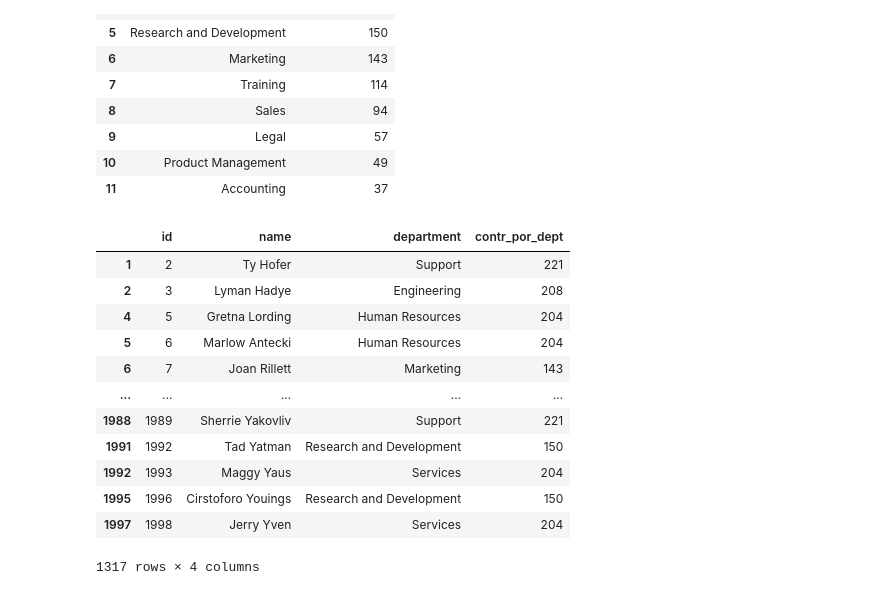
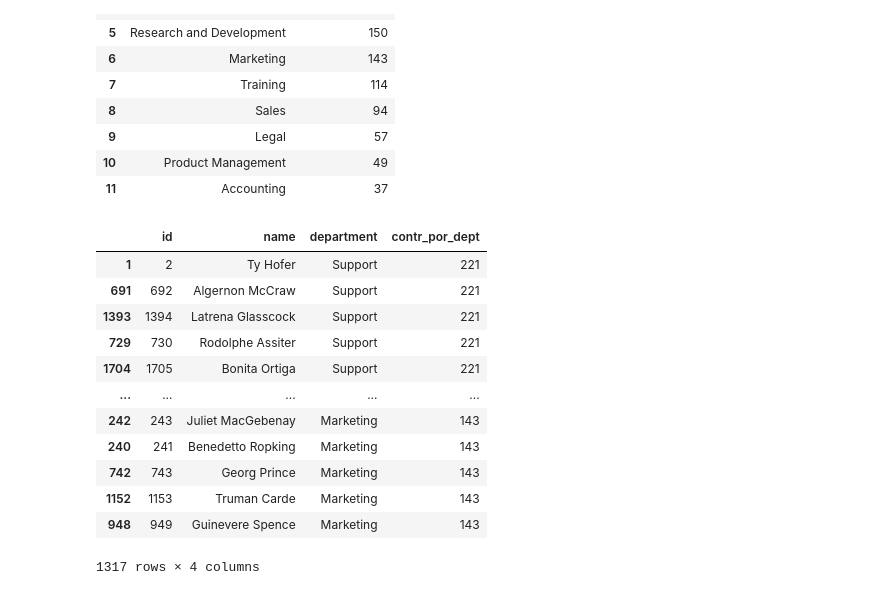
Before and after one commit to juanpsch/globant, a Jupyter notebook: Challenge.ipynb, the cells around one changed output. Saved outputs shown, nothing was run; the diff lists cells and outputs as text; code cells hidden in the pictures.

```diff
--- a/Challenge.ipynb
+++ b/Challenge.ipynb
@@ -242,20 +242,20 @@ dfdept
 | 11 | Accounting | 37 |
 # %%
 df1 = df[df['department'].isin(depsSupMedia)][['id', 'name', 'department']]
-resumen2 = df1.join(dfdept.set_index('department'), on='department')
+resumen2 = df1.join(dfdept.set_index('department'), on='department').sort_values(by='contr_por_dept', ascending=False)
 resumen2
 # %% [output]
 |  | id | name | department | contr_por_dept |
 | 1 | 2 | Ty Hofer | Support | 221 |
-| 2 | 3 | Lyman Hadye | Engineering | 208 |
-| 4 | 5 | Gretna Lording | Human Resources | 204 |
-| 5 | 6 | Marlow Antecki | Human Resources | 204 |
-| 6 | 7 | Joan Rillett | Marketing | 143 |
+| 691 | 692 | Algernon McCraw | Support | 221 |
+| 1393 | 1394 | Latrena Glasscock | Support | 221 |
+| 729 | 730 | Rodolphe Assiter | Support | 221 |
+| 1704 | 1705 | Bonita Ortiga | Support | 221 |
 | ... | ... | ... | ... | ... |
-| 1988 | 1989 | Sherrie Yakovliv | Support | 221 |
-| 1991 | 1992 | Tad Yatman | Research and Development | 150 |
-| 1992 | 1993 | Maggy Yaus | Services | 204 |
-| 1995 | 1996 | Cirstoforo Youings | Research and Development | 150 |
-| 1997 | 1998 | Jerry Yven | Services | 204 |
+| 242 | 243 | Juliet MacGebenay | Marketing | 143 |
+| 240 | 241 | Benedetto Ropking | Marketing | 143 |
+| 742 | 743 | Georg Prince | Marketing | 143 |
+| 1152 | 1153 | Truman Carde | Marketing | 143 |
+| 948 | 949 | Guinevere Spence | Marketing | 143 |
 1317 rows × 4 columns
 # %%
```
Also changed, not shown: parts of 1 cell of this notebook, 1 other file.
